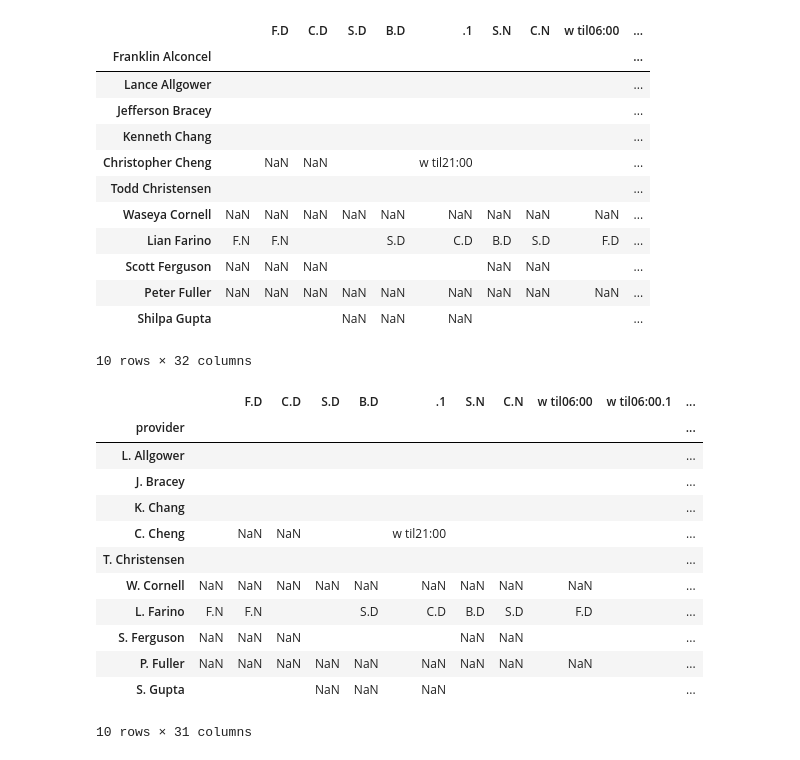
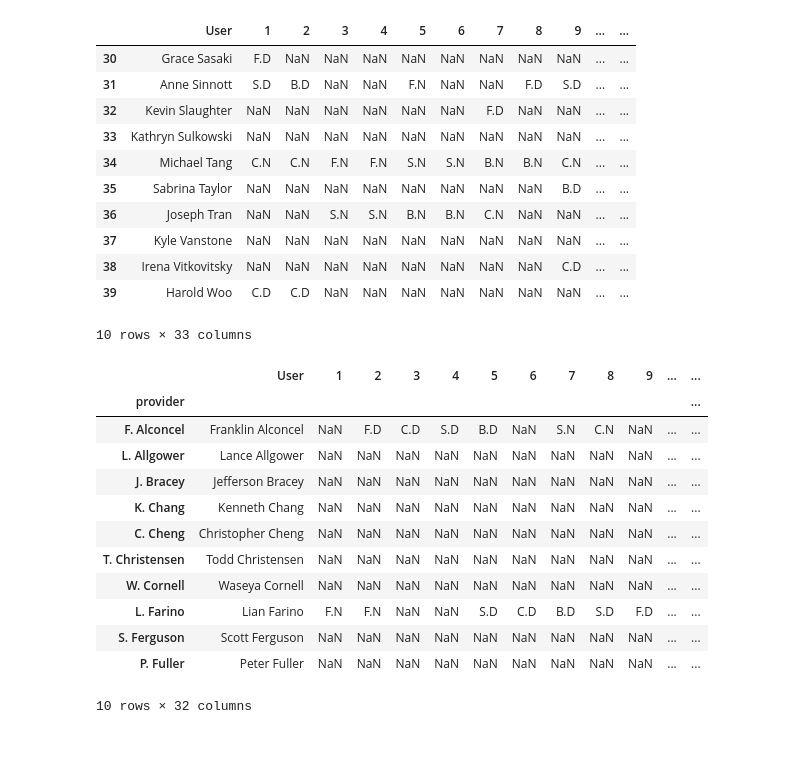
Before and after one commit to angelo562/project_blackout, a Jupyter notebook: Project_xlsx_to_csv/xlsx_to_csv.ipynb, the cells around one changed output. Saved outputs shown, nothing was run; the diff lists cells and outputs as text; code cells hidden in the pictures.

Commit message:
Fixed selection with 1 row of boolean Values and adding NaN in 1st column

```diff
--- a/Project_xlsx_to_csv/xlsx_to_csv.ipynb
+++ b/Project_xlsx_to_csv/xlsx_to_csv.ipynb
@@ -91,6 +88,7 @@ PATH_inp_xlsx = os.path.abspath(r"C:\Users\Angel\Downloads\test_excel.xls")
 # %%
 # Read as a df
-# Delete Column Comments
-df = pd.read_excel(PATH_inp_xlsx, index_col=0 )
-# df = df.drop(columns=['Comments'])
-dfr = df.replace(r'^\s*$', np.nan, regex=True)
+
+# df = pd.read_excel(PATH_inp_xlsx, index_col=0 )
+
+df = pd.read_clipboard(skiprows=[1])
+df = df.replace(r'^\s*$', np.nan, regex=True)
@@ -106,2 +105,2 @@ df.head(3)
 # %%
-df['provider'] = df.index
+df['provider'] = df.User
@@ -124,21 +117,20 @@ df.head(10)
 # %%
 df.provider = df['provider'].map(lambda x: provider_sadmin_names[x])
 # %%
-df.head(10)
+df.tail(10)
 # %% [output]
-|  |  | F.D | C.D | S.D | B.D | .1 | S.N | C.N | w til06:00 | ... |
-| Franklin Alconcel |  |  |  |  |  |  |  |  |  | ... |
-| Lance Allgower |  |  |  |  |  |  |  |  |  | ... |
-| Jefferson Bracey |  |  |  |  |  |  |  |  |  | ... |
-| Kenneth Chang |  |  |  |  |  |  |  |  |  | ... |
-| Christopher Cheng |  | NaN | NaN |  |  | w til21:00 |  |  |  | ... |
-| Todd Christensen |  |  |  |  |  |  |  |  |  | ... |
-| Waseya Cornell | NaN | NaN | NaN | NaN | NaN | NaN | NaN | NaN | NaN | ... |
-| Lian Farino | F.N | F.N |  |  | S.D | C.D | B.D | S.D | F.D | ... |
-| Scott Ferguson | NaN | NaN | NaN |  |  |  | NaN | NaN |  | ... |
-| Peter Fuller | NaN | NaN | NaN | NaN | NaN | NaN | NaN | NaN | NaN | ... |
-| Shilpa Gupta |  |  |  | NaN | NaN | NaN |  |  |  | ... |
+|  | User | 1 | 2 | 3 | 4 | 5 | 6 | 7 | 8 | 9 | ... | ... |
+| 30 | Grace Sasaki | F.D | NaN | NaN | NaN | NaN | NaN | NaN | NaN | NaN | ... | ... |
+| 31 | Anne Sinnott | S.D | B.D | NaN | NaN | F.N | NaN | NaN | F.D | S.D | ... | ... |
+| 32 | Kevin Slaughter | NaN | NaN | NaN | NaN | NaN | NaN | F.D | NaN | NaN | ... | ... |
+| 33 | Kathryn Sulkowski | NaN | NaN | NaN | NaN | NaN | NaN | NaN | NaN | NaN | ... | ... |
+| 34 | Michael Tang | C.N | C.N | F.N | F.N | S.N | S.N | B.N | B.N | C.N | ... | ... |
+| 35 | Sabrina Taylor | NaN | NaN | NaN | NaN | NaN | NaN | NaN | NaN | B.D | ... | ... |
+| 36 | Joseph Tran | NaN | NaN | S.N | S.N | B.N | B.N | C.N | NaN | NaN | ... | ... |
+| 37 | Kyle Vanstone | NaN | NaN | NaN | NaN | NaN | NaN | NaN | NaN | NaN | ... | ... |
+| 38 | Irena Vitkovitsky | NaN | NaN | NaN | NaN | NaN | NaN | NaN | NaN | C.D | ... | ... |
+| 39 | Harold Woo | C.D | C.D | NaN | NaN | NaN | NaN | NaN | NaN | NaN | ... | ... |
-10 rows × 32 columns
+10 rows × 33 columns
 # %%
 shift_names = ['F.D', 'F.N', 'B.D', 'B.N', 'S.D', 'S.N', 'C.D', 'C.N']
 csv_code = {
@@ -154,21 +146,22 @@ csv_code = {
     }
 # %%
 df = df.set_index('provider')
+df =
 df.head(10)
 # %% [output]
-|  |  | F.D | C.D | S.D | B.D | .1 | S.N | C.N | w til06:00 | w til06:00.1 | ... |
-| provider |  |  |  |  |  |  |  |  |  |  | ... |
-| L. Allgower |  |  |  |  |  |  |  |  |  |  | ... |
-| J. Bracey |  |  |  |  |  |  |  |  |  |  | ... |
-| K. Chang |  |  |  |  |  |  |  |  |  |  | ... |
-| C. Cheng |  | NaN | NaN |  |  | w til21:00 |  |  |  |  | ... |
-| T. Christensen |  |  |  |  |  |  |  |  |  |  | ... |
-| W. Cornell | NaN | NaN | NaN | NaN | NaN | NaN | NaN | NaN | NaN |  | ... |
-| L. Farino | F.N | F.N |  |  | S.D | C.D | B.D | S.D | F.D |  | ... |
-| S. Ferguson | NaN | NaN | NaN |  |  |  | NaN | NaN |  |  | ... |
-| P. Fuller | NaN | NaN | NaN | NaN | NaN | NaN | NaN | NaN | NaN |  | ... |
-| S. Gupta |  |  |  | NaN | NaN | NaN |  |  |  |  | ... |
+|  | User | 1 | 2 | 3 | 4 | 5 | 6 | 7 | 8 | 9 | ... | ... |
+| provider |  |  |  |  |  |  |  |  |  |  |  | ... |
+| F. Alconcel | Franklin Alconcel | NaN | F.D | C.D | S.D | B.D | NaN | S.N | C.N | NaN | ... | ... |
+| L. Allgower | Lance Allgower | NaN | NaN | NaN | NaN | NaN | NaN | NaN | NaN | NaN | ... | ... |
+| J. Bracey | Jefferson Bracey | NaN | NaN | NaN | NaN | NaN | NaN | NaN | NaN | NaN | ... | ... |
+| K. Chang | Kenneth Chang | NaN | NaN | NaN | NaN | NaN | NaN | NaN | NaN | NaN | ... | ... |
+| C. Cheng | Christopher Cheng | NaN | NaN | NaN | NaN | NaN | NaN | NaN | NaN | NaN | ... | ... |
+| T. Christensen | Todd Christensen | NaN | NaN | NaN | NaN | NaN | NaN | NaN | NaN | NaN | ... | ... |
+| W. Cornell | Waseya Cornell | NaN | NaN | NaN | NaN | NaN | NaN | NaN | NaN | NaN | ... | ... |
+| L. Farino | Lian Farino | F.N | F.N | NaN | NaN | S.D | C.D | B.D | S.D | F.D | ... | ... |
+| S. Ferguson | Scott Ferguson | NaN | NaN | NaN | NaN | NaN | NaN | NaN | NaN | NaN | ... | ... |
+| P. Fuller | Peter Fuller | NaN | NaN | NaN | NaN | NaN | NaN | NaN | NaN | NaN | ... | ... |
-10 rows × 31 columns
+10 rows × 32 columns
 # %%
 # lets create a dictionary with User and names of shift
 d_psd = {}
```
Also changed, not shown: parts of 12 cells of this notebook, 1 other file.
